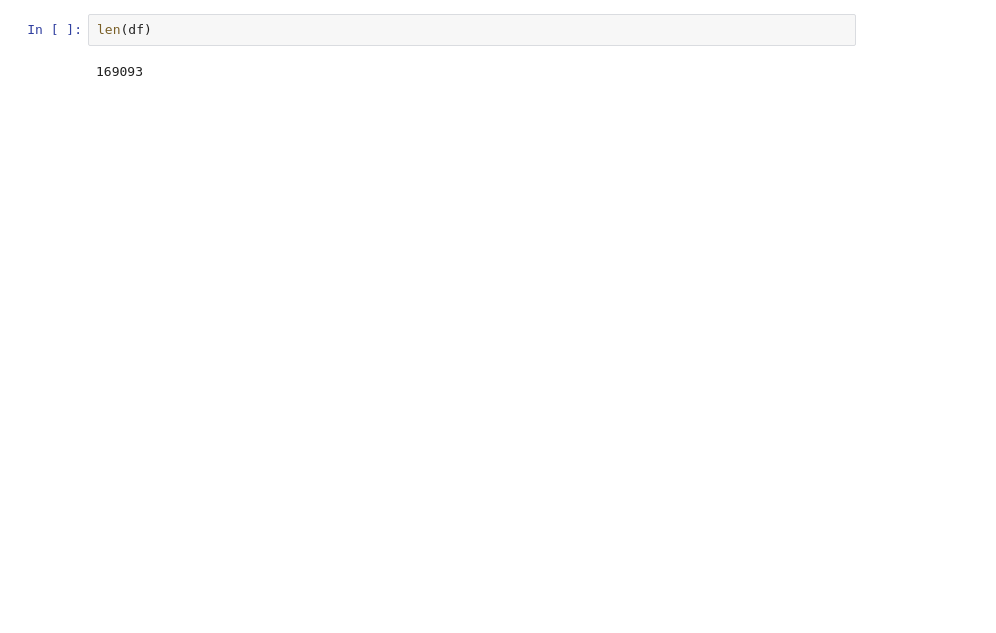
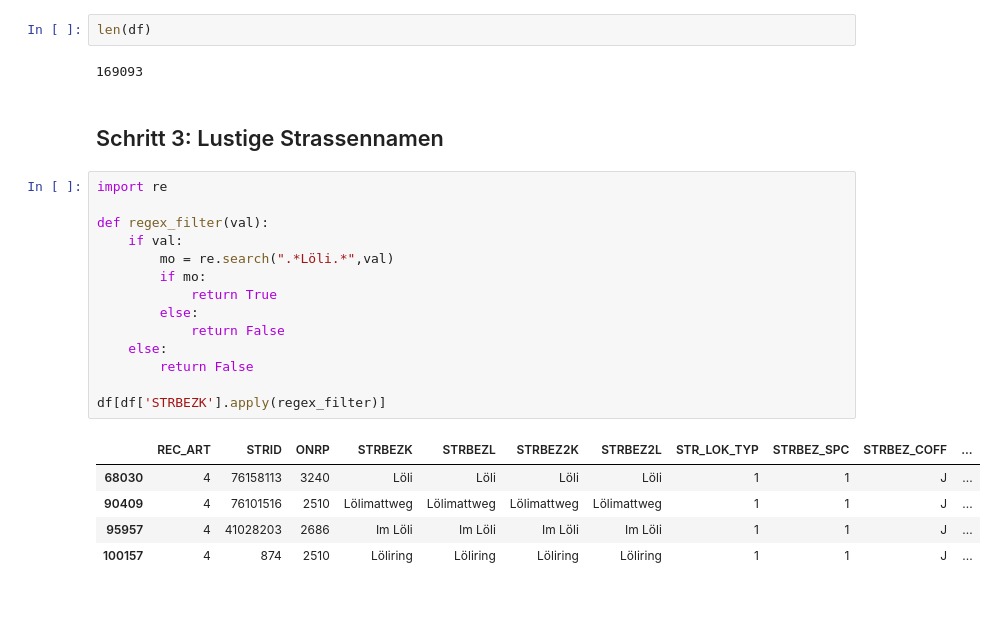
Before and after one commit to leasennch/watson, a Jupyter notebook: strassennamen/Strassennamen.ipynb, the cells around one changed output. Saved outputs shown, nothing was run; the diff lists cells and outputs as text; blank space fills up the shorter version.

```diff
--- a/strassennamen/Strassennamen.ipynb
+++ b/strassennamen/Strassennamen.ipynb
@@ -146,3 +185,27 @@ Name: STRBEZ2K, dtype: object
 len(df)
 # %% [output]
 169093
+# %% [markdown]
+## Schritt 3: Lustige Strassennamen
+# %%
+import re
+
+def regex_filter(val):
+    if val:
+        mo = re.search(".*Löli.*",val)
+        if mo:
+            return True
+        else:
+            return False
+    else:
+        return False
+
+df[df['STRBEZK'].apply(regex_filter)]
+# %% [output]
+|  | REC_ART | STRID | ONRP | STRBEZK | STRBEZL | STRBEZ2K | STRBEZ2L | STR_LOK_TYP | STRBEZ_SPC | STRBEZ_COFF | ... |
+| 68030 | 4 | 76158113 | 3240 | Löli | Löli | Löli | Löli | 1 | 1 | J | ... |
+| 90409 | 4 | 76101516 | 2510 | Lölimattweg | Lölimattweg | Lölimattweg | Lölimattweg | 1 | 1 | J | ... |
+| 95957 | 4 | 41028203 | 2686 | Im Löli | Im Löli | Im Löli | Im Löli | 1 | 1 | J | ... |
+| 100157 | 4 | 874 | 2510 | Löliring | Löliring | Löliring | Löliring | 1 | 1 | J | ... |
+# %% [markdown]
+##
```
Also changed, not shown: parts of 19 cells of this notebook, 4 other files.
